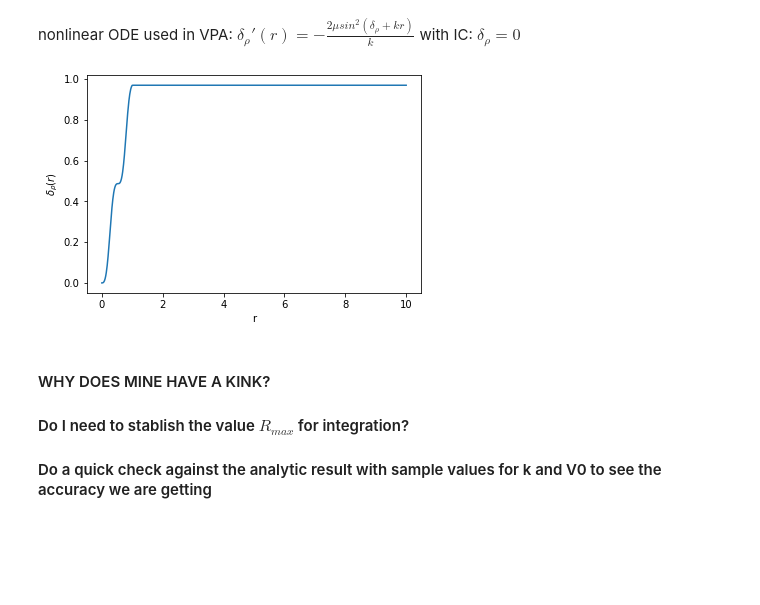
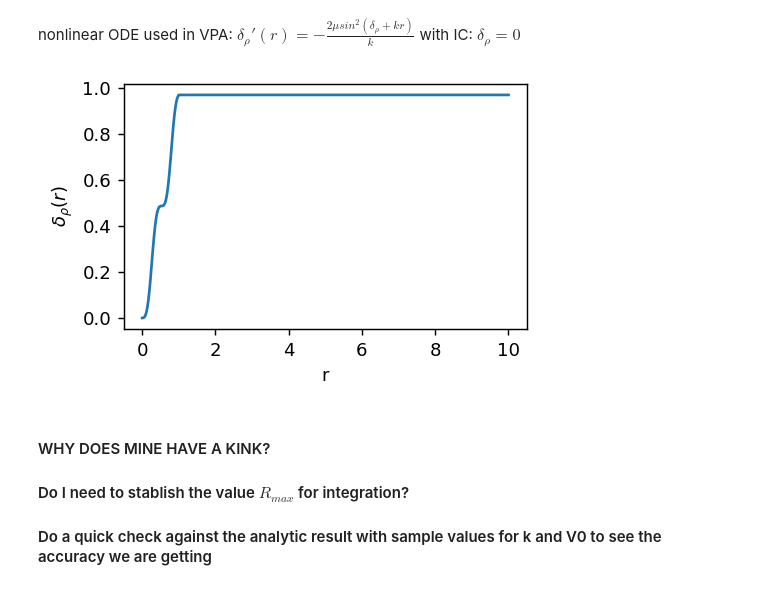
Before and after one commit to anabanami/scatterbrain, a Jupyter notebook: scatterbrain.ipynb, the cells around one changed output. Saved outputs shown, nothing was run; the diff lists cells and outputs as text; code cells hidden in the pictures; blank space fills up the shorter version.

```diff
--- a/scatterbrain.ipynb
+++ b/scatterbrain.ipynb
@@ -6,5 +7,6 @@ import numpy as np
 import matplotlib.pyplot as plt
 # %%
+matplotlib.rcParams['figure.dpi'] = 130
 # divide by zero? no wukkas
 np.seterr(divide='ignore', invalid='ignore')
 mu = 1
@@ -75,20 +80,21 @@ $\delta_\rho'(r) = -\frac{2 \mu sin^{2}(\delta_\rho +k r)}{k}$ with IC: $\delta_
 # %%
 def ODE(delta_rho, r, k, V_0):
     top = 2 * mu * square_well(r, V_0) * np.sin(k * r + delta_rho)**2
     ddeltarho_dr = -(top/k)
     return ddeltarho_dr
 
 # solve ODE from VPA
 delta_rho = odeint(ODE, 0, r, args=(5, 5))
 # print(delta_rho)
 
 # plot results
+plt.figure(figsize=(4,2.5))
 plt.plot(r,delta_rho)
 plt.xlabel('r')
 plt.ylabel(r'$\delta_\rho(r)$')
 plt.show()
 # %% [output]
-[figure, old version]
+[figure, new version]
 # %% [markdown]
 #### WHY DOES MINE HAVE A KINK?
 #### Do I need to stablish the value $R_{max}$ for integration?
```
Also changed, not shown: parts of 7 cells of this notebook.
